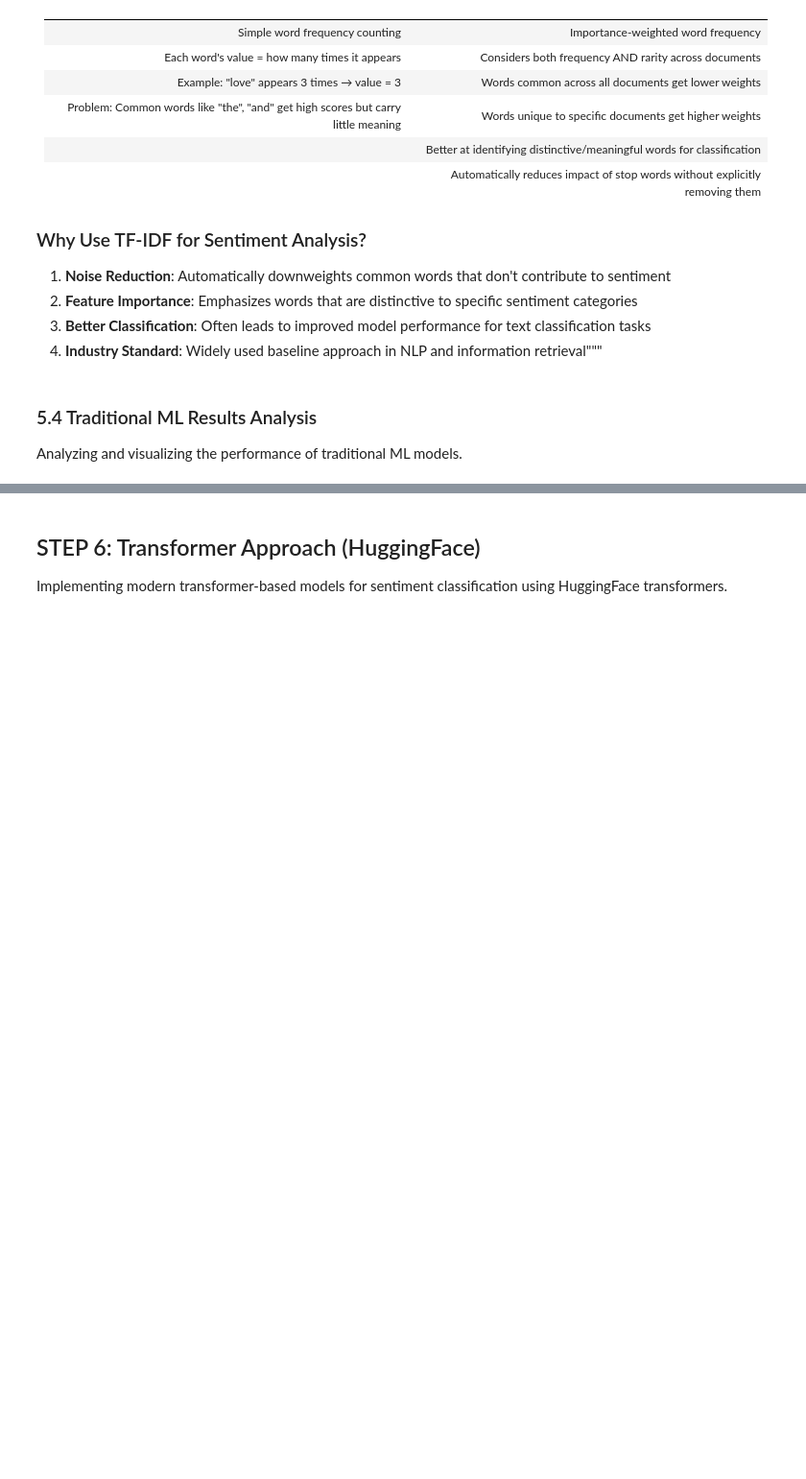
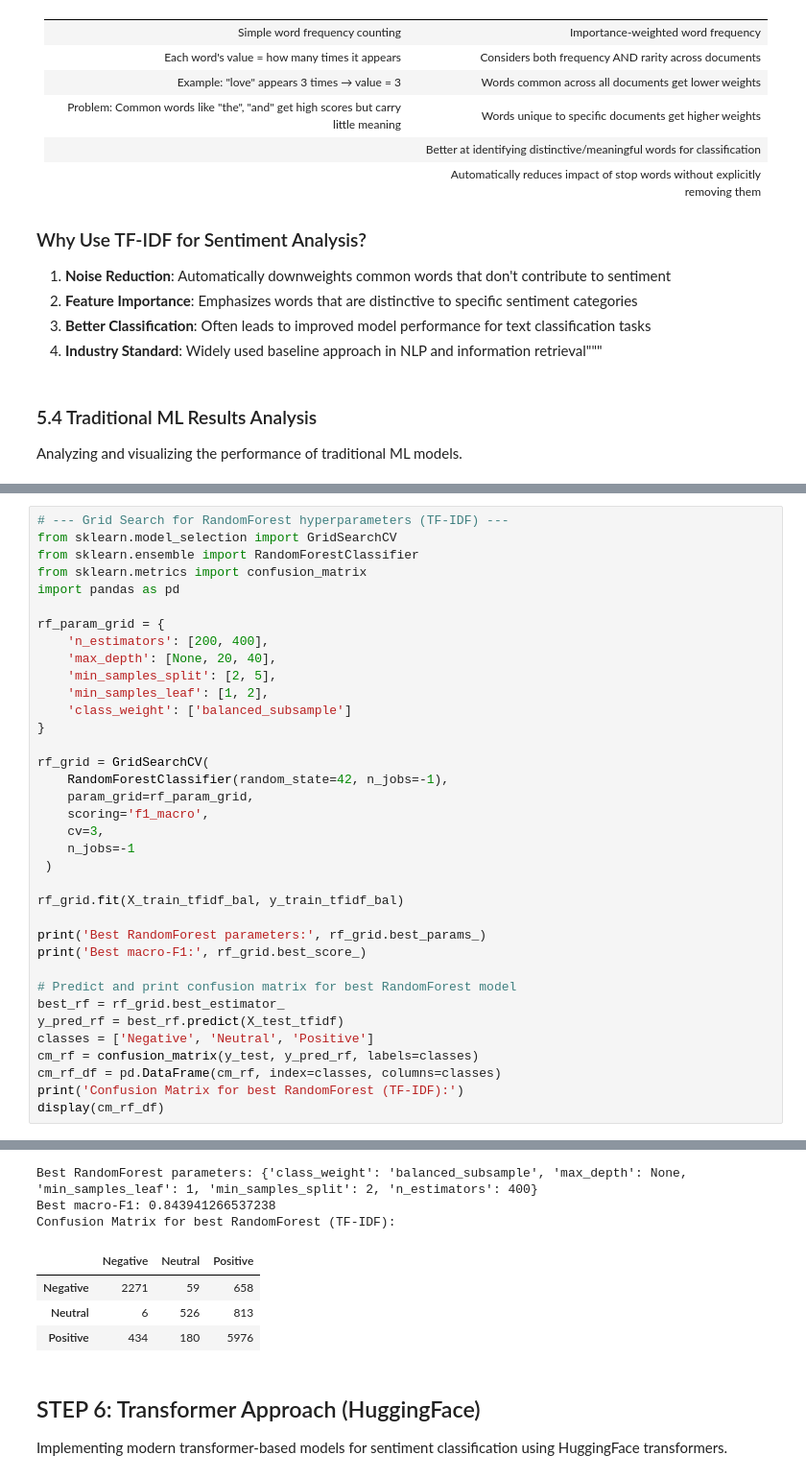
Before and after one commit to enriest/project-nlp-automated-customer-reviews, a Jupyter notebook: Project.ipynb, the cells around one changed output, grey strips where cells are left out. Shown: that part at 96% size. Drawn from its saved outputs; the diff is of its cells as text; blank space fills up the shorter version.

```diff
--- a/Project.ipynb
+++ b/Project.ipynb
@@ -1242,0 +1289,37 @@ Confusion Matrix:
+# %%
+# --- Grid Search for RandomForest hyperparameters (TF-IDF) ---
+from sklearn.model_selection import GridSearchCV
+from sklearn.ensemble import RandomForestClassifier
+from sklearn.metrics import confusion_matrix
+import pandas as pd
+
+rf_param_grid = {
+    'n_estimators': [200, 400],
+    'max_depth': [None, 20, 40],
+    'min_samples_split': [2, 5],
+    'min_samples_leaf': [1, 2],
+    'class_weight': ['balanced_subsample']
+}
+
+rf_grid = GridSearchCV(
+    RandomForestClassifier(random_state=42, n_jobs=-1),
+    param_grid=rf_param_grid,
+    scoring='f1_macro',
+    cv=3,
+    n_jobs=-1
+ )
+
+rf_grid.fit(X_train_tfidf_bal, y_train_tfidf_bal)
+
+print('Best RandomForest parameters:', rf_grid.best_params_)
+print('Best macro-F1:', rf_grid.best_score_)
+
+# Predict and print confusion matrix for best RandomForest model
+best_rf = rf_grid.best_estimator_
+y_pred_rf = best_rf.predict(X_test_tfidf)
+classes = ['Negative', 'Neutral', 'Positive']
+cm_rf = confusion_matrix(y_test, y_pred_rf, labels=classes)
+cm_rf_df = pd.DataFrame(cm_rf, index=classes, columns=classes)
+print('Confusion Matrix for best RandomForest (TF-IDF):')
+display(cm_rf_df)
+# %% [output]
@@ -1243,3 +1343,10 @@ Confusion Matrix:
+Best RandomForest parameters: {'class_weight': 'balanced_subsample', 'max_depth': None, 'min_samples_leaf': 1, 'min_samples_split': 2, 'n_estimators': 400}
+Best macro-F1: 0.843941266537238
+Confusion Matrix for best RandomForest (TF-IDF):
+|  | Negative | Neutral | Positive |
+| Negative | 2271 | 59 | 658 |
+| Neutral | 6 | 526 | 813 |
+| Positive | 434 | 180 | 5976 |
 # %% [markdown]
 ## STEP 6: Transformer Approach (HuggingFace)
 
```
Also changed, not shown: parts of 43 cells of this notebook, 45 other files.
